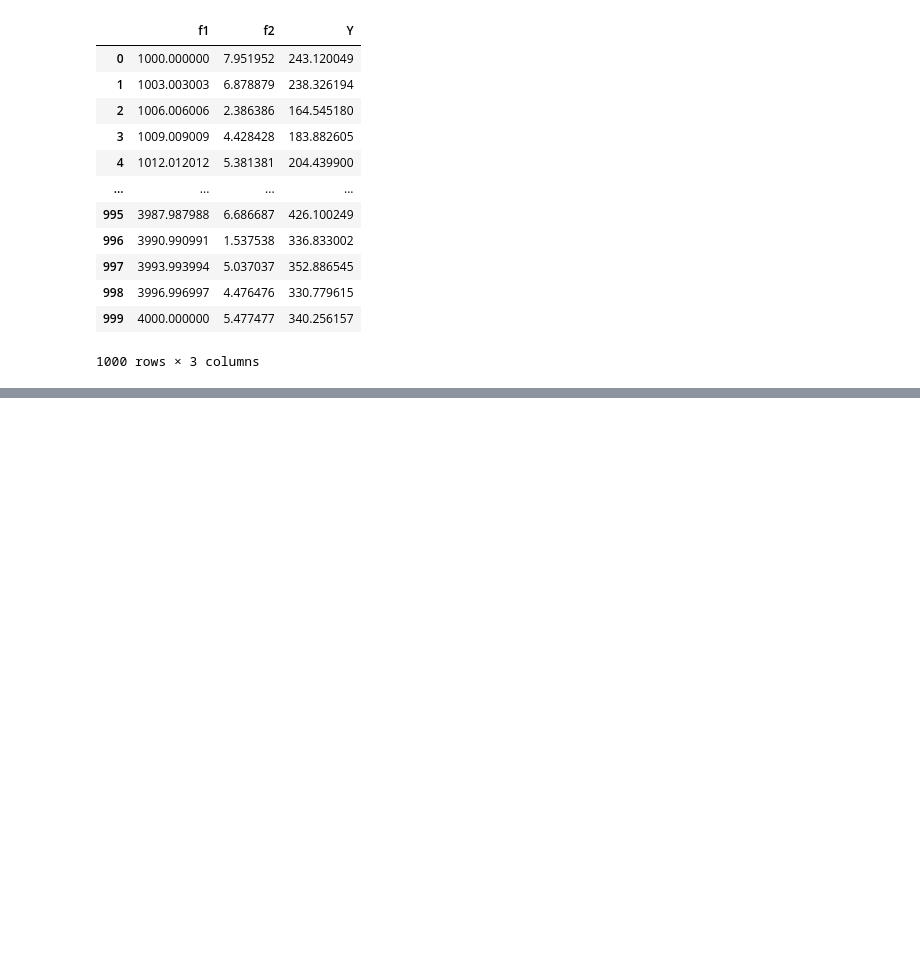
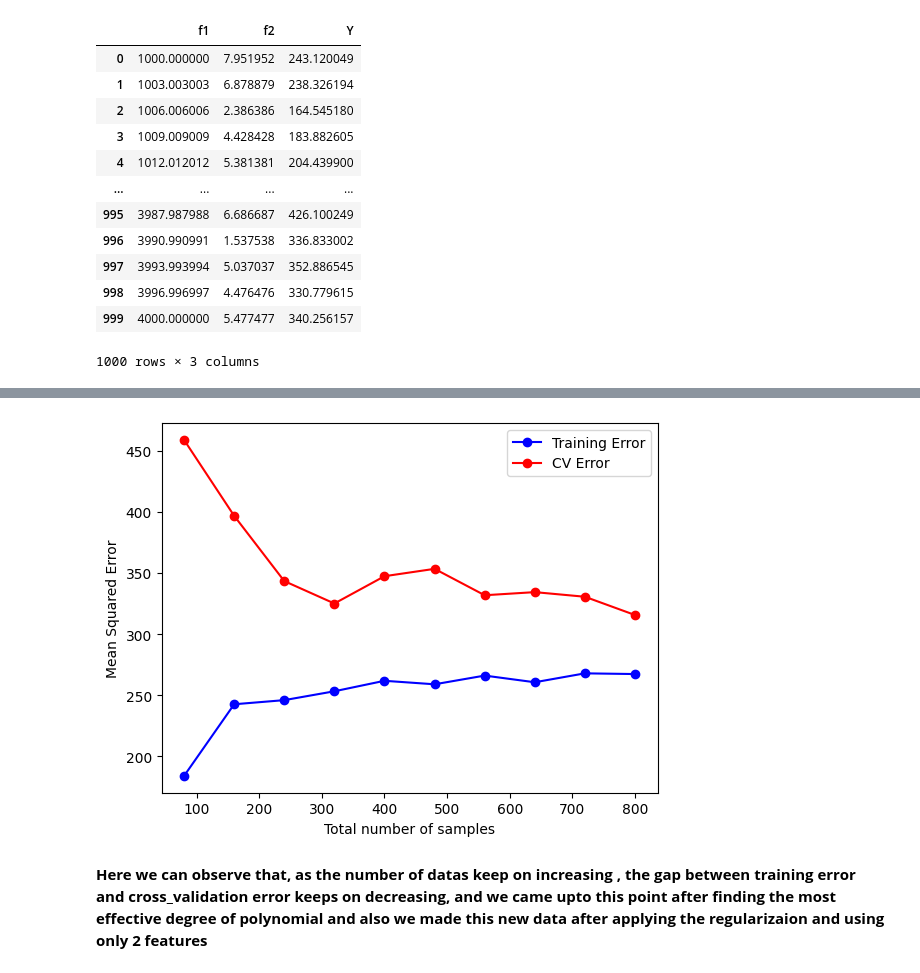
Before and after one commit to AsokTamang/bias_variance_tradeoff, a Jupyter notebook: diagnose_bias_variance.ipynb, the cells around one changed output, grey strips where cells are left out. Saved outputs shown, nothing was run; the diff lists cells and outputs as text; code cells hidden in the pictures; blank space fills up the shorter version.

```diff
--- a/Untitled.ipynb
+++ b/diagnose_bias_variance.ipynb
@@ -96,0 +101,6 @@ print(f'The shape of the test data is: {X_test.shape}')
+# %%
+plot_learning_curve(degree,X_train,X_cv,Y_train,Y_cv)
+# %% [output]
+[figure, added]
+# %% [markdown]
+**Here we can observe that, as the number of datas keep on increasing , the gap between training error and cross_validation error keeps on decreasing, and we came upto this point after finding the most effective degree of polynomial and also we made this new data after applying the regularizaion and using only 2 features**
```
Also changed, not shown: parts of 3 cells of this notebook, 1 other file.
